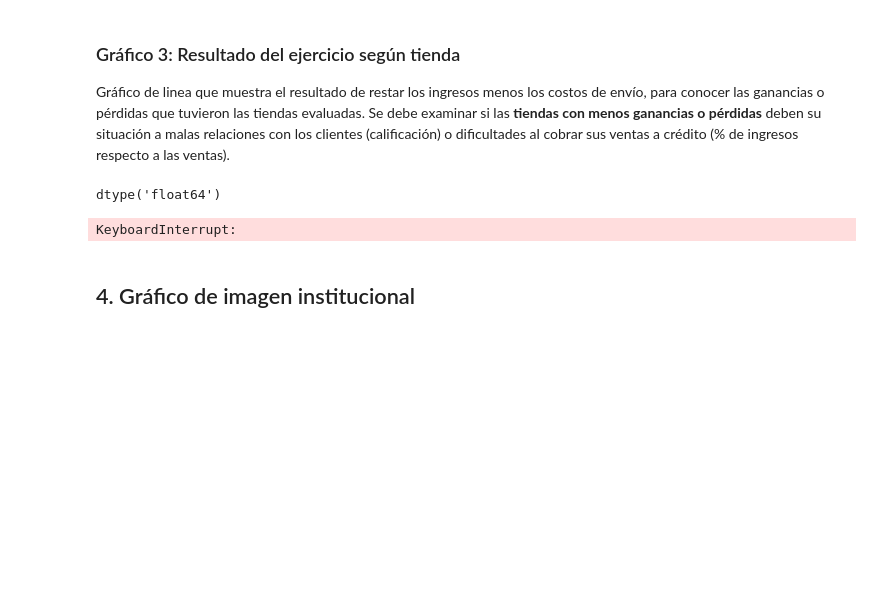
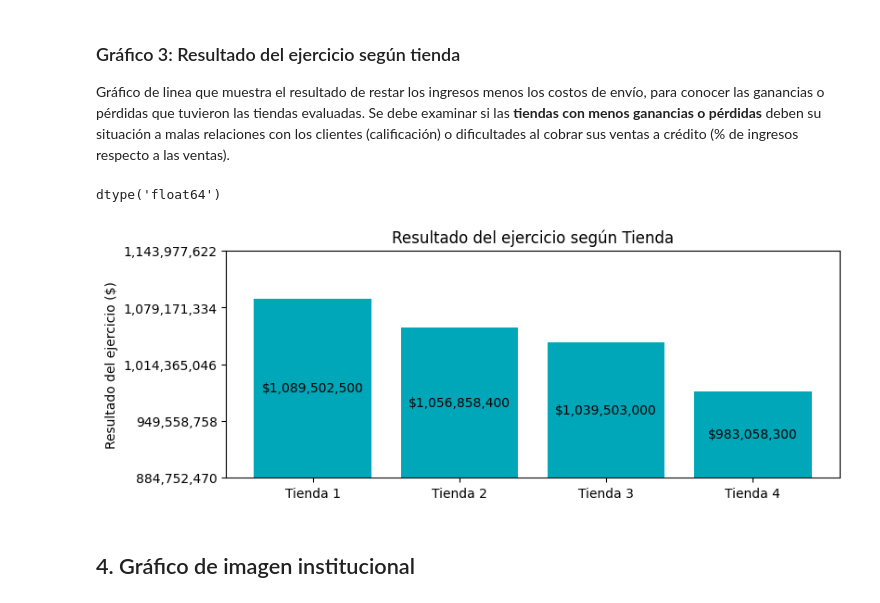
Before and after one commit to JLuceroVasquez/challenge-alura-store, a Jupyter notebook: AluraStoreLatam.ipynb, the cells around one changed output. Drawn from its saved outputs; the diff is of its cells as text; code cells hidden in the pictures; blank space fills up the shorter version.

Commit message:
Se añadió el gráfico de resultado del ejercicio.

```diff
--- a/AluraStoreLatam.ipynb
+++ b/AluraStoreLatam.ipynb
@@ -590,22 +591,22 @@ tiendas_pd_ingresos_cxc["CuentasxCobrar sobre Ventas"] = 100 - tiendas_pd_ingres
 g2_categorias_eje_x = tiendas_pd_ingresos_cxc["Tienda"] #Nombre de las tiendas
 g2_valores_eje_y = tiendas_pd_ingresos_cxc[["Ingresos sobre Ventas","CuentasxCobrar sobre Ventas"]] #Dataframe con las series "Ingresos/Ventas" "CxC/Ventas"
 
-ubicacion_base_barras=[] # Lista que contiene la ubicación en el eje Y de la base de las barras.
+g2_ubicacion_base_barras=[] # Lista que contiene la ubicación en el eje Y de la base de las barras.
 for i in range(0,len(g2_categorias_eje_x),1): # Mediante este ciclo for, se itera tantas veces como tiendas haya.
-    ubicacion_base_barras.append(0) # En cada iteración, se añade cero a la lista "ubicacion_base_barras". Así, todas las barras empiezan donde Y es cero.
+    g2_ubicacion_base_barras.append(0) # En cada iteración, se añade cero a la lista "ubicacion_base_barras". Así, todas las barras empiezan donde Y es cero.
 
 # Se crea una figura y un plano para nuestro gráfico con maplotlib.
 fig, ax = plt.subplots(figsize=(6, 3), layout="constrained")
 
 # Se itera sobre el nombre y contenido de las series del dataframe que contiene los valores mostrados en el eje Y.
 for nombre_serie, serie in g2_valores_eje_y.items():
-    contenedor = ax.bar(g2_categorias_eje_x, serie, width=0.6, label = nombre_serie, bottom=ubicacion_base_barras) # Se configuran las barras del gráfico
+    contenedor_g2 = ax.bar(g2_categorias_eje_x, serie, width=0.6, label = nombre_serie, bottom=g2_ubicacion_base_barras) # Se configuran las barras del gráfico
         # Se indican las categorías del eje X como los nombres de las tiendas.
         # Se añaden como valores del eje Y al contenido de la "serie"  del dataframe "valores_eje_y".
         # Se agrega como etiqueta de las barras al nombre de la serie.
-    ubicacion_base_barras+= serie # Se apilan los valores de las series sobre la base (que es cero inicialmente).
+    g2_ubicacion_base_barras+= serie # Se apilan los valores de las series sobre la base (que es cero inicialmente).
 
-    ax.bar_label(contenedor, fmt="{:.2f}%", label_type="center") # Se configuran las etiquetas en las barras.
+    ax.bar_label(contenedor_g2, fmt="{:.2f}%", label_type="center") # Se configuran las etiquetas en las barras.
         # Se indica el contenedor con todas las barras.
         # Se indica el formato de las etiquetas (dos decimales y con un signo de porcentaje).
         # Se indica la ubicación de las etiquetas en las barras, ene ste caso al centro.
@@ -631,33 +632,56 @@ dtype('float64')
 # %%
 # Generar el dataframe que contenga las series: Tienda y Resultado del ejercicio
 tiendas_pd_resultadoejercicio = tiendas_pd_unificado.groupby("Tienda").agg(
     Ingresos = pd.NamedAgg( column = "Precio", aggfunc = "sum"),
     Costos = pd.NamedAgg( column = "Costo de envío", aggfunc = "sum")
 ).reset_index()
 
 tiendas_pd_resultadoejercicio["Resultado del ejercicio"] = tiendas_pd_resultadoejercicio["Ingresos"] - tiendas_pd_resultadoejercicio["Costos"]
 
 # Establecemos los datos que usaremos en el gráfico: Categorías del eje X, Valores del eje Y
 g3_categorias_eje_x = tiendas_pd_resultadoejercicio["Tienda"]
 g3_valores_eje_y = tiendas_pd_resultadoejercicio["Resultado del ejercicio"]
-g3_limite_eje_y = 2 * g3_valores_eje_y.astype(int).max()
+
+# Establecemos los límites de las barras en el eje Y
+g3_limite_superior_eje_y = int(1.05 * g3_valores_eje_y.max()) # El límite máximo es 1.25 veces el resultado máximo.
+g3_limite_inferior_eje_y = int(0.9 * g3_valores_eje_y.min()) # El límite mínimo es 0.75 veces el resultado mínimo.
+separacion_eje_y = int((g3_limite_superior_eje_y - g3_limite_inferior_eje_y)/4)# Existirán 4 entre los marcadores.
+
+# Establecemos la serie de coordenadas en Y desde donde se graficarán las barras
+g3_ubicacion_base_barras=[] # Todas las barras parten desde la coordenada cero en el eje Y.
+for i in range(0,len(g3_categorias_eje_x),1):
+    g3_ubicacion_base_barras.append(0)
+
 
 # Se crea una figura y un plano para nuestro gráfico con maplotlib.
-fig, ax = plt.subplots(figsize=(6, 3), layout="constrained")
+fig, ax = plt.subplots(figsize=(8, 3), layout="constrained")
 
-# Se agregan los elementos a nuestro plano con el método plot.
-ax.plot(g3_categorias_eje_x, g3_valores_eje_y, marker="o", linewidth=2)
+# Se agregan los elementos a nuestro plano con el método bar.
+contenedor_g3 = ax.bar(g3_categorias_eje_x, g3_valores_eje_y, width=0.8, bottom = g3_ubicacion_base_barras, color = "#00A7B8")
 
-# El eje Y va de cero hasta mil unidades por encima del resultado máximo. Y en su interior, los separadores se fijan cada 500 unidades.
-ax.set(ylim=(0, g3_limite_eje_y), yticks=range(0, g3_limite_eje_y,500))
+# Se agregan, en el centro de las barras, las etiquetas con los montos de la serie "Resultado del ejercicio" en formato de número entero y separando los miles con comas.
+ax.bar_label(contenedor_g3, labels = [f'${int(valor):,}' for valor in g3_valores_eje_y], label_type="center")
+
+# Se establecen los valores máximos y mínimos que se mostraran en el eje Y
+ax.set(ylim=(g3_limite_inferior_eje_y, g3_limite_superior_eje_y), yticks=range(g3_limite_inferior_eje_y, g3_limite_superior_eje_y+1,separacion_eje_y))
+    # En gráficos como el de líneas, por estética, conviene limitar la ubicación de las categorías del eje X. En el siguiente ejemplo, se centran dejando un espacio de 0.5 px a sus costados, y con una separación de 1px entre cada categoría.
+    # xlim=(-0.5, 3.5), xticks=range(0, 4, 1)
+
+# Debido a que los números grandes se expresan orginalmente en notación cientifica, se usa funcformatter para personalizar el texto que se muestra en los marcadores del eje Y.
+ax.ticklabel_format(axis="y",style="plain") # Quitamos la notación científica en los valores del eje Y.
+formatter = FuncFormatter(lambda x,__: f"{int(x):,}") # Definimos una función lambda que a partir de valores de marcadores y su posición, los convierte en enteros con separación de miles por coma.
+ax.yaxis.set_major_formatter(formatter) # Convertimos los valores del eje Y en cadenas de texto según lo definido en la función formatter.
+
+# Se fija el título del eje y.
+ax.set_ylabel("Resultado del ejercicio ($)")
 
 # Se fija el título del gráfico.
 ax.set_title("Resultado del ejercicio según Tienda")
 
 # Se muestra el gráfico
 plt.show()
 # %% [output]
-KeyboardInterrupt:
+[figure, added]
 # %% [markdown]
 ## 4. Gráfico de imagen institucional
 # %% [markdown]
```
Also changed, not shown: parts of 1 cell of this notebook.
